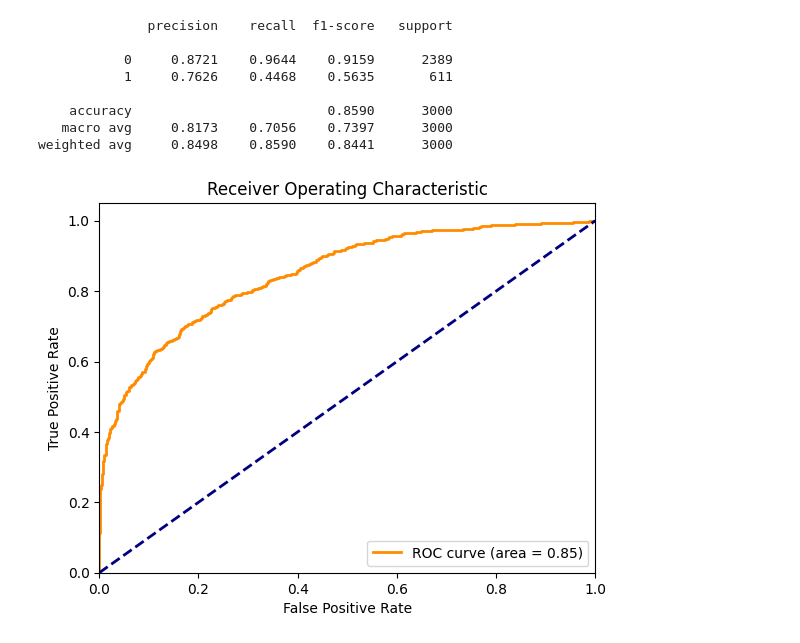
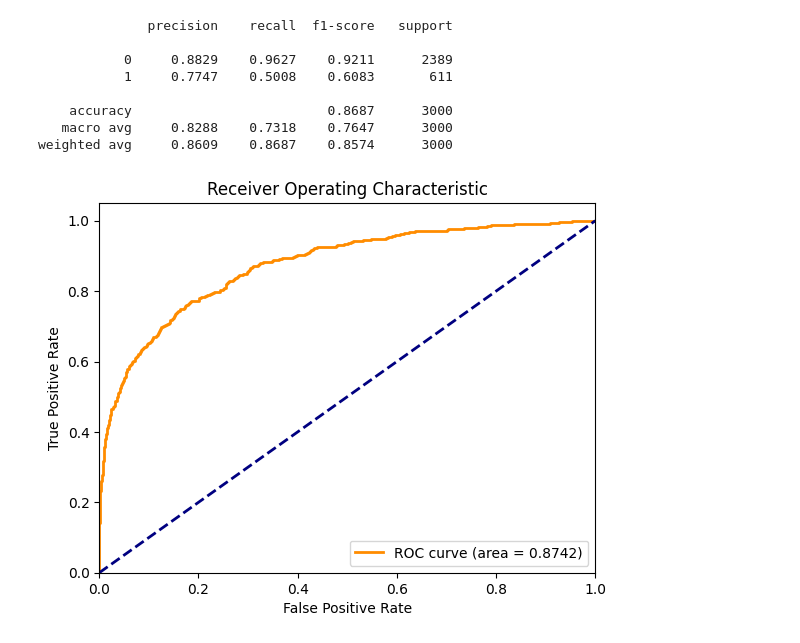
Before and after one commit to SKNETWORKS-FAMILY-AICAMP/SKN09-2nd-4Team, a Jupyter notebook: jy/jy_ml_cat.ipynb, the cells around one changed output. Saved outputs shown, nothing was run; the diff lists cells and outputs as text; code cells hidden in the pictures.

Commit message:
update weights

```diff
--- a/jy/jy_ml_cat.ipynb
+++ b/jy/jy_ml_cat.ipynb
@@ -61,7 +59,12 @@ from sklearn.preprocessing import MinMaxScaler
 # 정규화 (Normalization) - 0과 1 사이로 변환
 scaler = MinMaxScaler()
 
-X = scaler.fit_transform(X)
+X = df[features]
+y = df['churn']
+
+X.iloc[:, :-1] = scaler.fit_transform(X.iloc[:, :-1])
+
+print(X.head())
 
 # 학습 데이터와 테스트 데이터로 분리
 X_train, X_test, y_train, y_test = train_test_split(X, y, test_size=0.3, random_state=42, stratify=y)
@@ -97,22 +85,50 @@ Learning rate set to 0.023648
+# %%
+from catboost import CatBoostClassifier
+from sklearn.metrics import roc_curve, auc
+
+def auc_plot(model:CatBoostClassifier, X_test, y_test):
+    y_pred = model.predict_proba(X_test)[:, 1]
+    fpr, tpr, thresholds = roc_curve(y_test, y_pred)
+    roc_auc = auc(fpr, tpr)
+
+    plt.figure()
+    plt.plot(fpr, tpr, color='darkorange', lw=2, label='ROC curve (area = %0.4f)' % roc_auc)
+    plt.plot([0, 1], [0, 1], color='navy', lw=2, linestyle='--')
+    plt.xlim([0.0, 1.0])
+    plt.ylim([0.0, 1.05])
+    plt.xlabel('False Positive Rate')
+    plt.ylabel('True Positive Rate')
+    plt.title('Receiver Operating Characteristic')
+    plt.legend(loc="lower right")
+    plt.show()
 # %%
 from sklearn.metrics import classification_report
+# catboost 모델 적용
+cat_features = ['country']
+
+# CatBoost 모델 생성
+cat = CatBoostClassifier(random_state=42, cat_features=cat_features, verbose=0)
+
+# 학습
+cat.fit(X_train, y_train, cat_features=cat_features, verbose=0)
+
 # 예측
 y_pred = cat.predict(X_test)
 
 # 정확도 출력
 print(classification_report(y_test, y_pred, digits=4))
 
 auc_plot(cat, X_test, y_test)
 # %% [output]
               precision    recall  f1-score   support
 
-           0     0.8721    0.9644    0.9159      2389
-           1     0.7626    0.4468    0.5635       611
+           0     0.8829    0.9627    0.9211      2389
+           1     0.7747    0.5008    0.6083       611
 
-    accuracy                         0.8590      3000
-   macro avg     0.8173    0.7056    0.7397      3000
-weighted avg     0.8498    0.8590    0.8441      3000
+    accuracy                         0.8687      3000
+   macro avg     0.8288    0.7318    0.7647      3000
+weighted avg     0.8609    0.8687    0.8574      3000
-[figure, old version]
+[figure, new version]
 # %%
 # param_grid = {
 #     'depth': [2,3,4],
```
Also changed, not shown: parts of 8 cells of this notebook.
